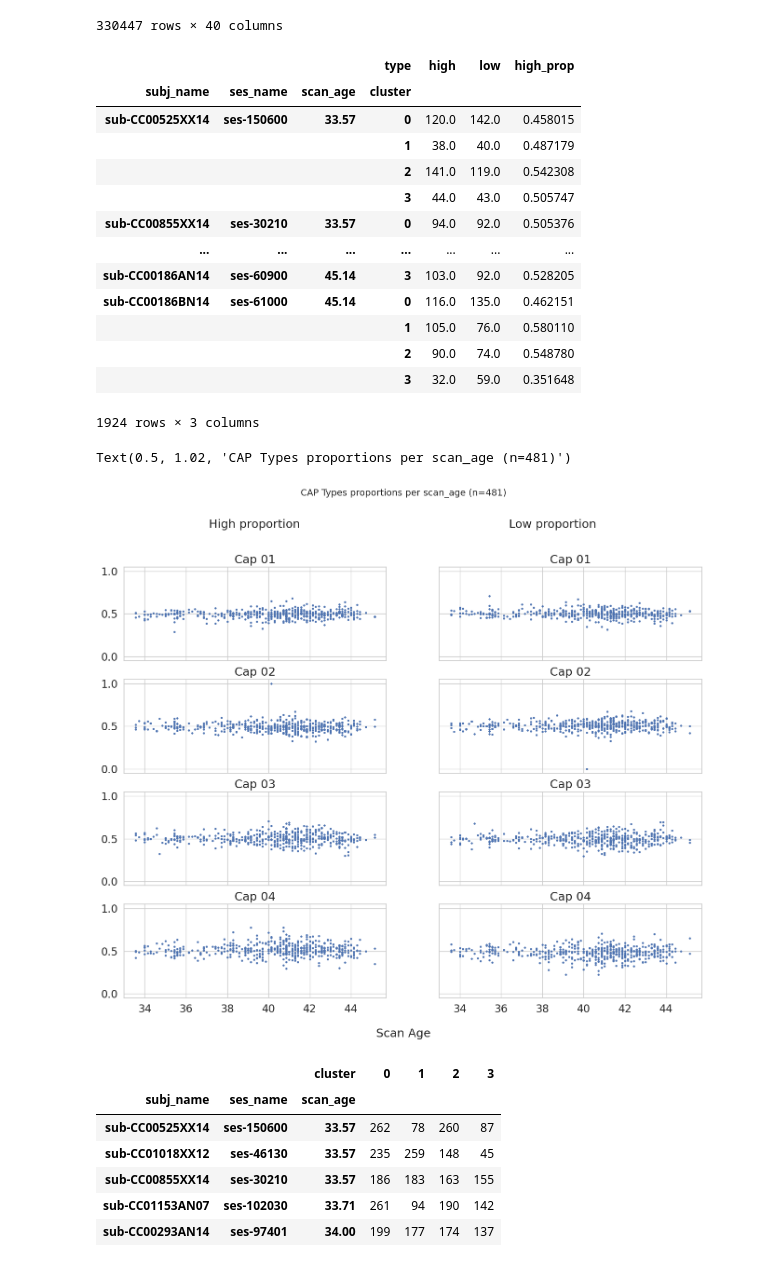
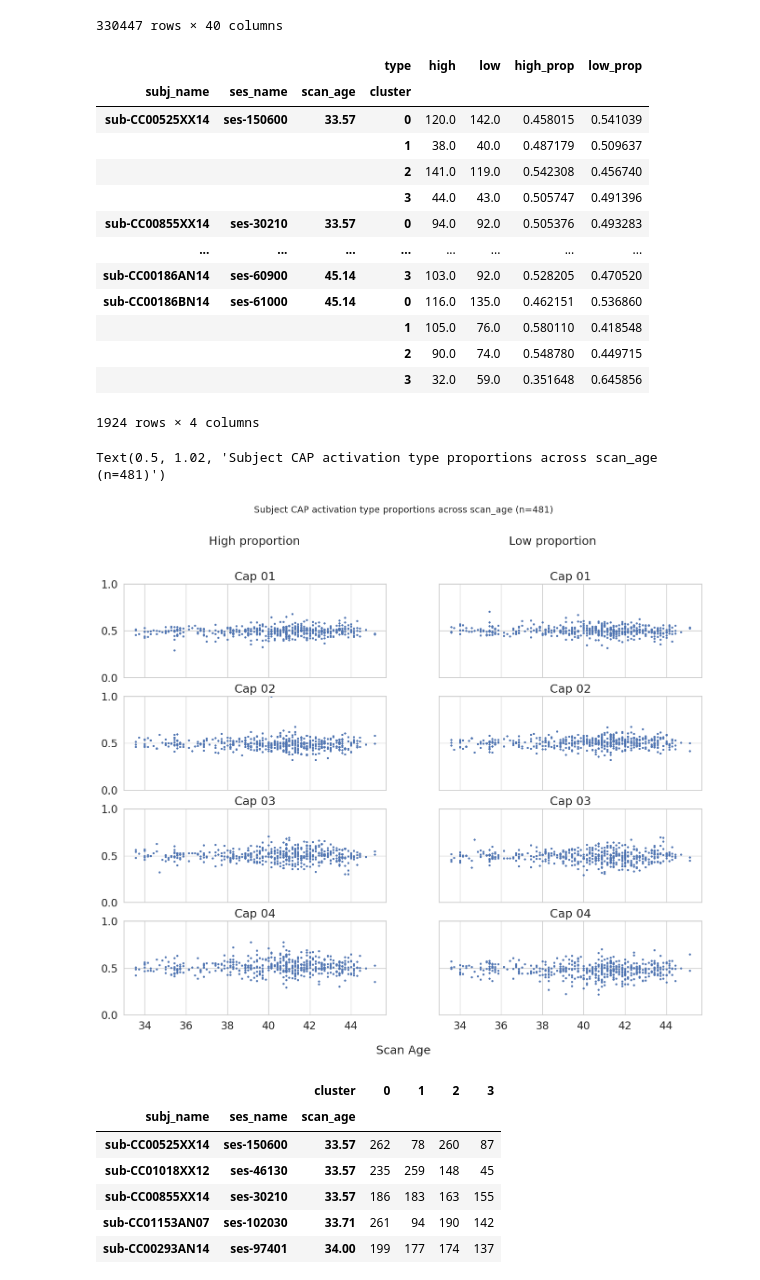
Before and after one commit to seb2o/devCAPs, a Jupyter notebook: src/inspect_clustering.ipynb, the cells around one changed output. Cells and saved outputs as stored; diff of their text form; code cells hidden in the pictures.

Commit message:
add plot of low vs high frames across age

```diff
--- a/src/inspect_clustering.ipynb
+++ b/src/inspect_clustering.ipynb
@@ -70,46 +70,50 @@ combined_df
 types_per_age = combined_df.groupby(['subj_name', 'ses_name', 'scan_age', 'cluster', 'type']).size().unstack()
 types_per_age = types_per_age.sort_values(by=['scan_age', 'subj_name', 'ses_name'])
 types_per_age["high_prop"] = types_per_age['high'] / types_per_age.sum(axis=1)
+types_per_age['low_prop'] = types_per_age['low'] / types_per_age.sum(axis=1)
 types_per_age
 # %% [output]
-|  |  |  | type | high | low | high_prop |
-| subj_name | ses_name | scan_age | cluster |  |  |  |
-| sub-CC00525XX14 | ses-150600 | 33.57 | 0 | 120.0 | 142.0 | 0.458015 |
-|  |  |  | 1 | 38.0 | 40.0 | 0.487179 |
-|  |  |  | 2 | 141.0 | 119.0 | 0.542308 |
-|  |  |  | 3 | 44.0 | 43.0 | 0.505747 |
-| sub-CC00855XX14 | ses-30210 | 33.57 | 0 | 94.0 | 92.0 | 0.505376 |
-| ... | ... | ... | ... | ... | ... | ... |
-| sub-CC00186AN14 | ses-60900 | 45.14 | 3 | 103.0 | 92.0 | 0.528205 |
-| sub-CC00186BN14 | ses-61000 | 45.14 | 0 | 116.0 | 135.0 | 0.462151 |
-|  |  |  | 1 | 105.0 | 76.0 | 0.580110 |
-|  |  |  | 2 | 90.0 | 74.0 | 0.548780 |
-|  |  |  | 3 | 32.0 | 59.0 | 0.351648 |
+|  |  |  | type | high | low | high_prop | low_prop |
+| subj_name | ses_name | scan_age | cluster |  |  |  |  |
+| sub-CC00525XX14 | ses-150600 | 33.57 | 0 | 120.0 | 142.0 | 0.458015 | 0.541039 |
+|  |  |  | 1 | 38.0 | 40.0 | 0.487179 | 0.509637 |
+|  |  |  | 2 | 141.0 | 119.0 | 0.542308 | 0.456740 |
+|  |  |  | 3 | 44.0 | 43.0 | 0.505747 | 0.491396 |
+| sub-CC00855XX14 | ses-30210 | 33.57 | 0 | 94.0 | 92.0 | 0.505376 | 0.493283 |
+| ... | ... | ... | ... | ... | ... | ... | ... |
+| sub-CC00186AN14 | ses-60900 | 45.14 | 3 | 103.0 | 92.0 | 0.528205 | 0.470520 |
+| sub-CC00186BN14 | ses-61000 | 45.14 | 0 | 116.0 | 135.0 | 0.462151 | 0.536860 |
+|  |  |  | 1 | 105.0 | 76.0 | 0.580110 | 0.418548 |
+|  |  |  | 2 | 90.0 | 74.0 | 0.548780 | 0.449715 |
+|  |  |  | 3 | 32.0 | 59.0 | 0.351648 | 0.645856 |
-1924 rows × 3 columns
+1924 rows × 4 columns
 # %%
 cluster_grouped_types = types_per_age.groupby('cluster', sort=False)
 n_caps = len(cluster_grouped_types)
 fig, axes = plt.subplots(n_caps, 2, figsize=(16, 3 * n_caps), sharex=True, sharey=True)
 axes = axes.flatten()
 for cap_id in range(n_caps):
     cap_high_prop = cluster_grouped_types.get_group(cap_id)['high_prop']
-    cap_low_prop = 1 - cap_high_prop
+    cap_low_prop = cluster_grouped_types.get_group(cap_id)['low_prop']
     scan_age = cap_high_prop.index.get_level_values('scan_age')
 
     axes[2*cap_id].scatter(scan_age, cap_high_prop, label='Data', s=5)
     axes[2*cap_id].set_title(f"Cap {cap_id+1:02d}")
 
     axes[2*cap_id +1].scatter(scan_age, cap_low_prop, label='Data', s=5)
     axes[2*cap_id +1].set_title(f"Cap {cap_id+1:02d}")
+    for ax in [axes[2*cap_id], axes[2*cap_id +1]]:
+        ax.set_ylim(0, 1)
+        ax.set_yticks([0, 0.5, 1.0])
 
 fig.text(0.3, 0.95, "High proportion", ha='center')
 fig.text(0.7, 0.95, "Low proportion", ha='center')
 # fig.text(0.03, 0.5, "High proportion", va='center', rotation='vertical')
 fig.text(0.5, 0.04, "Scan Age", ha='center')
-fig.suptitle(f"CAP Types proportions per scan_age (n={types_per_age.index.get_level_values('ses_name').nunique()})", fontsize=14, y=1.02)
+fig.suptitle(f"Subject CAP activation type proportions across scan_age (n={types_per_age.index.get_level_values('ses_name').nunique()})", fontsize=14, y=1.02)
 # %% [output]
-Text(0.5, 1.02, 'CAP Types proportions per scan_age (n=481)')
+Text(0.5, 1.02, 'Subject CAP activation type proportions across scan_age (n=481)')
-[figure, old version]
+[figure, new version]
 # %%
 from scipy.stats import linregress
 import matplotlib.pyplot as plt
```
